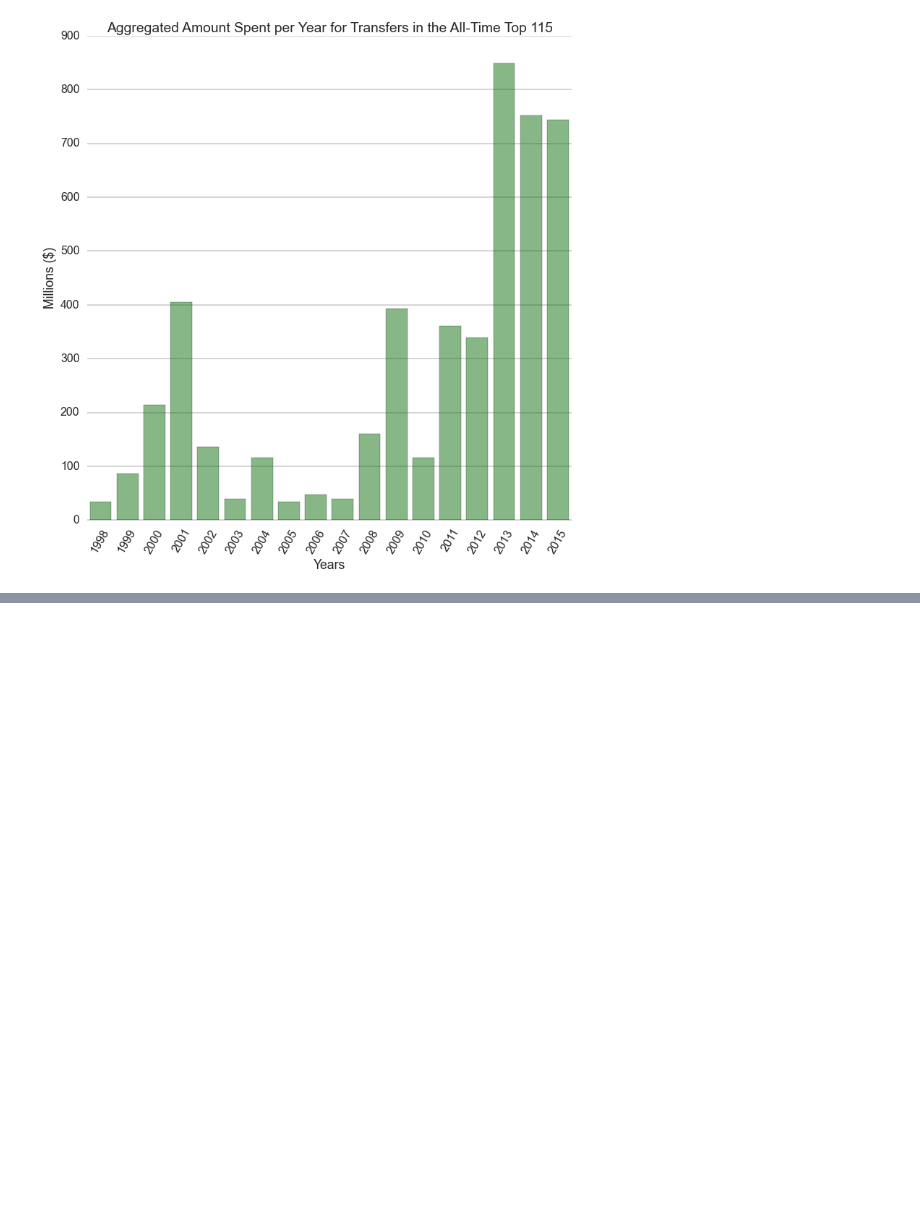
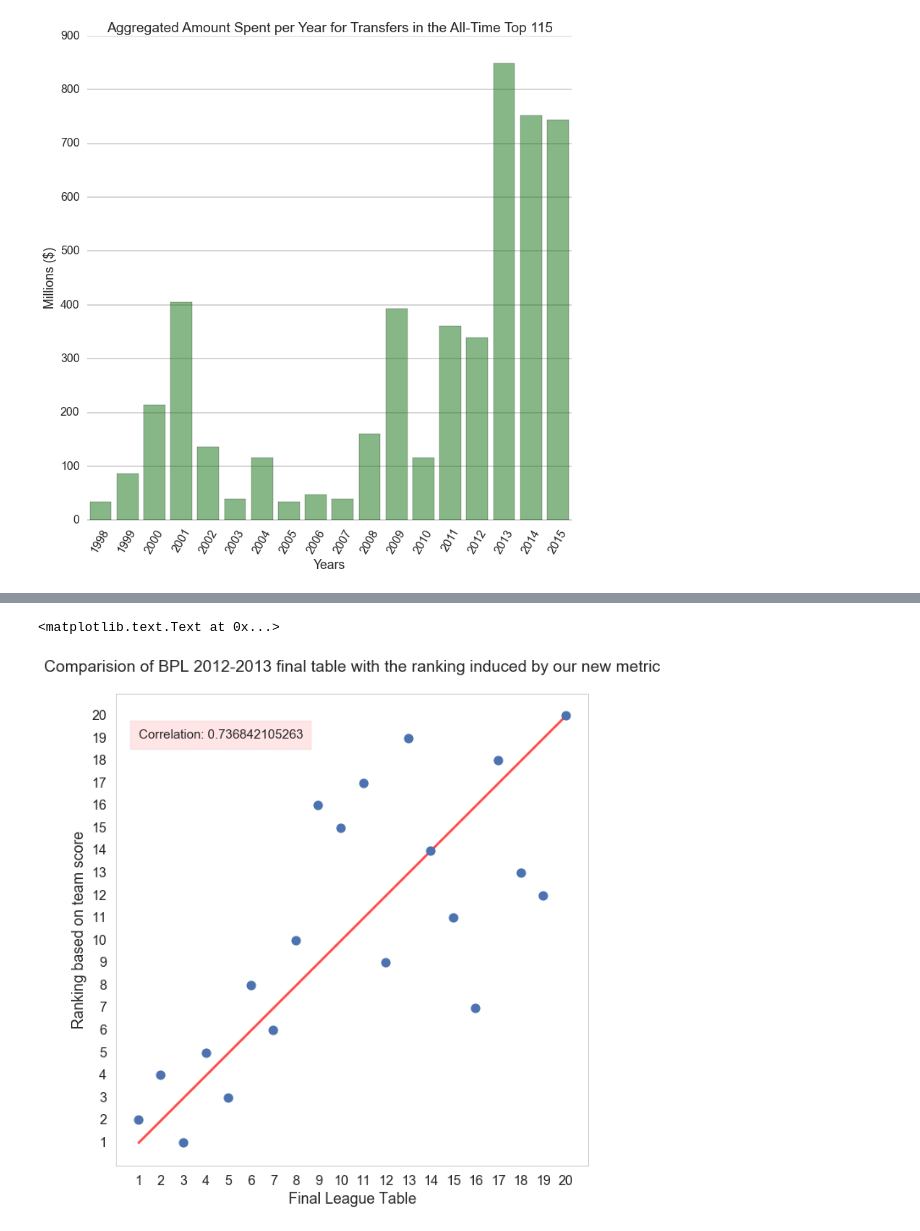
Before and after one commit to cs109-FIFA/cs109-FIFA, a Jupyter notebook: Plots/Plotting.ipynb, the cells around one changed output, grey strips where cells are left out. Saved outputs shown, nothing was run; the diff lists cells and outputs as text; code cells hidden in the pictures; blank space fills up the shorter version.

```diff
--- a/Plots/Plotting.ipynb
+++ b/Plots/Plotting.ipynb
@@ -712,0 +856,31 @@ p2.set_xticklabels(list(set(years)),rotation=60)
+# %%
+rk = {}
+for t in final_ranking.keys():
+    rk[t] = 20-list(np.sort(team_values.values())).index(team_values[t])
+# %%
+from scipy.stats.stats import pearsonr
+x = []
+y = []
+for t in rk.keys():
+    x.append(final_ranking[t])
+    y.append(rk[t])
+
+corr = pearsonr(x,y)[0]
+
+sns.set_style("whitegrid")
+sns.set_context({"figure.figsize": (10, 10)})
+
+plt.plot(range(1,21),range(1,21),color='red',alpha=0.7)
+plt.plot(x,y,'o')
+plt.text(1,19,'Correlation: %s' % (corr),bbox={'facecolor':'red', 'alpha':0.1, 'pad':10},fontsize = 15)
+plt.xlim(0,21)
+plt.ylim(0,21)
+plt.xticks(range(1,21))
+plt.yticks(range(1,21))
+plt.grid(False)
+plt.ylabel('Ranking based on team score')
+plt.xlabel('Final League Table')
+plt.title('Comparision of BPL 2012-2013 final table with the ranking induced by our new metric\n')
+# %% [output]
+<matplotlib.text.Text at 0x...>
+[figure, added]
```
Also changed, not shown: parts of 18 cells of this notebook, 10 other files.
